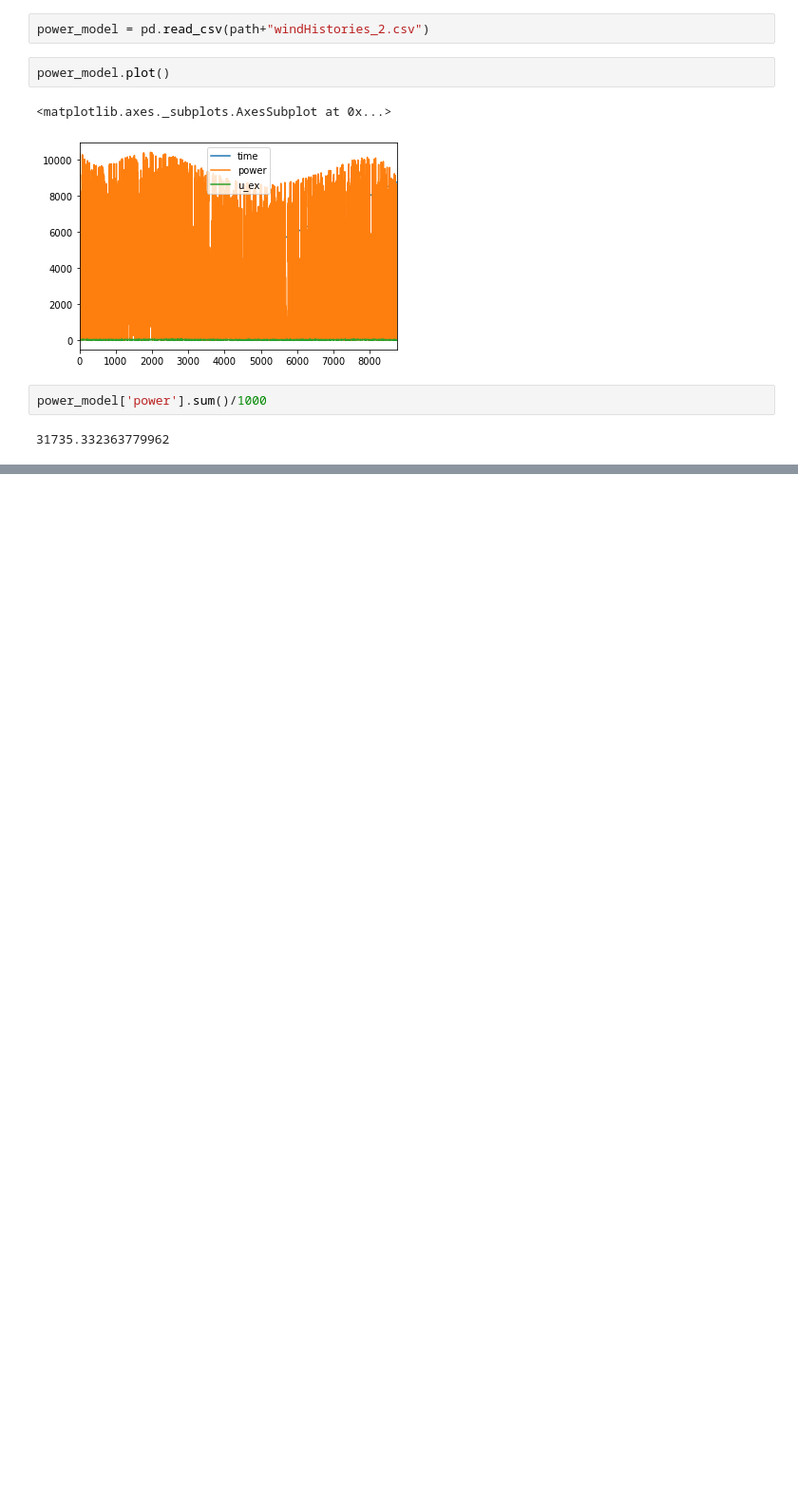
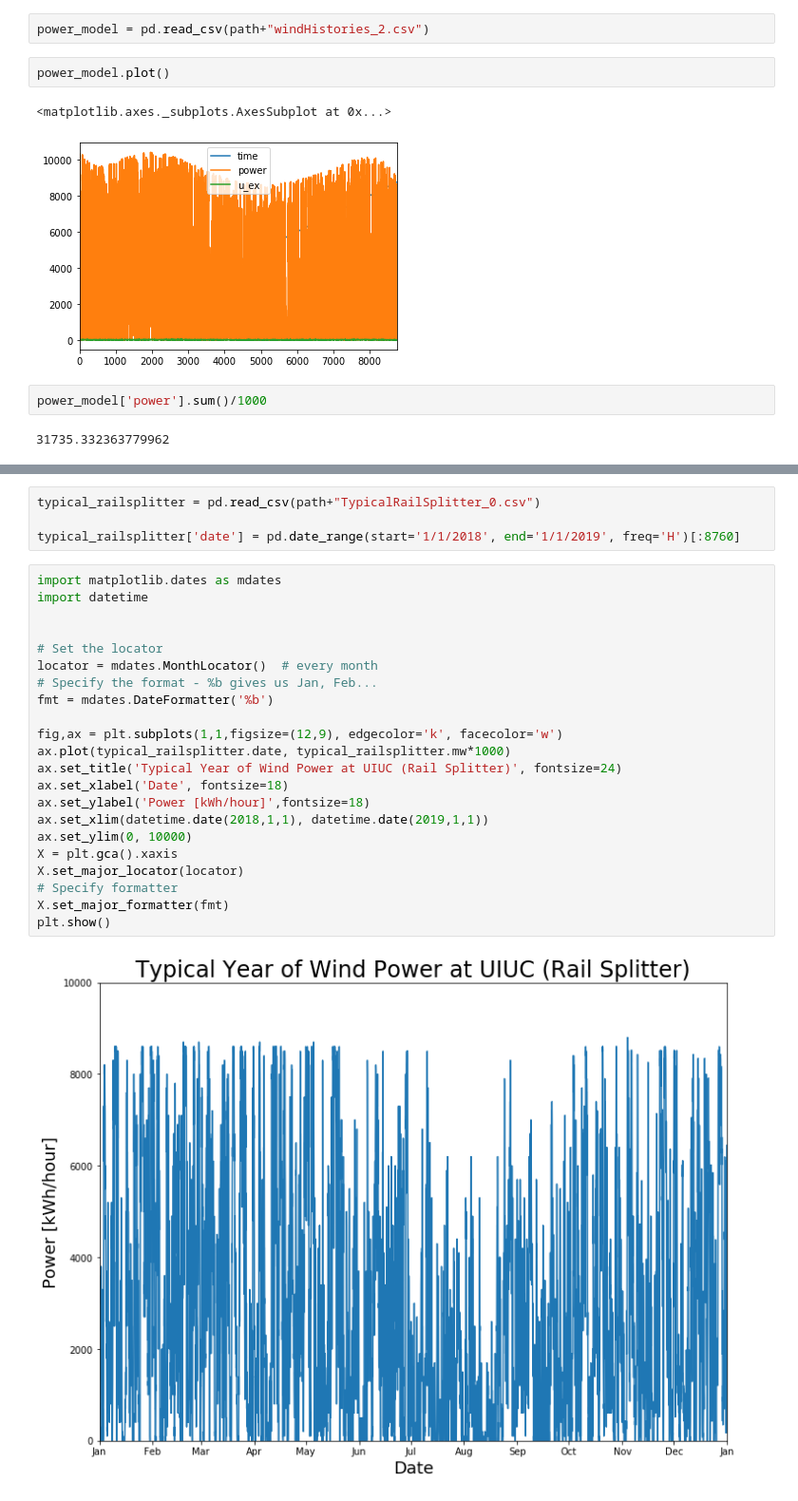
Before and after one commit to arfc/pride, a Jupyter notebook: data_processing/railsplitter_data.ipynb, the cells around one changed output, grey strips where cells are left out. Shown at 95% size. Saved outputs shown, nothing was run; the diff lists cells and outputs as text; blank space fills up the shorter version.

```diff
--- a/data_processing/railsplitter_data.ipynb
+++ b/data_processing/railsplitter_data.ipynb
@@ -66,0 +279,28 @@ power_model['power'].sum()/1000
+# %%
+typical_railsplitter = pd.read_csv(path+"TypicalRailSplitter_0.csv")
+
+typical_railsplitter['date'] = pd.date_range(start='1/1/2018', end='1/1/2019', freq='H')[:8760]
+# %%
+import matplotlib.dates as mdates
+import datetime
+
+
+# Set the locator
+locator = mdates.MonthLocator()  # every month
+# Specify the format - %b gives us Jan, Feb...
+fmt = mdates.DateFormatter('%b')
+
+fig,ax = plt.subplots(1,1,figsize=(12,9), edgecolor='k', facecolor='w')
+ax.plot(typical_railsplitter.date, typical_railsplitter.mw*1000)
+ax.set_title('Typical Year of Wind Power at UIUC (Rail Splitter)', fontsize=24)
+ax.set_xlabel('Date', fontsize=18)
+ax.set_ylabel('Power [kWh/hour]',fontsize=18)
+ax.set_xlim(datetime.date(2018,1,1), datetime.date(2019,1,1))
+ax.set_ylim(0, 10000)
+X = plt.gca().xaxis
+X.set_major_locator(locator)
+# Specify formatter
+X.set_major_formatter(fmt)
+plt.show()
+# %% [output]
+[figure, added]
```
Also changed, not shown: parts of 24 cells of this notebook, 2 other files.
